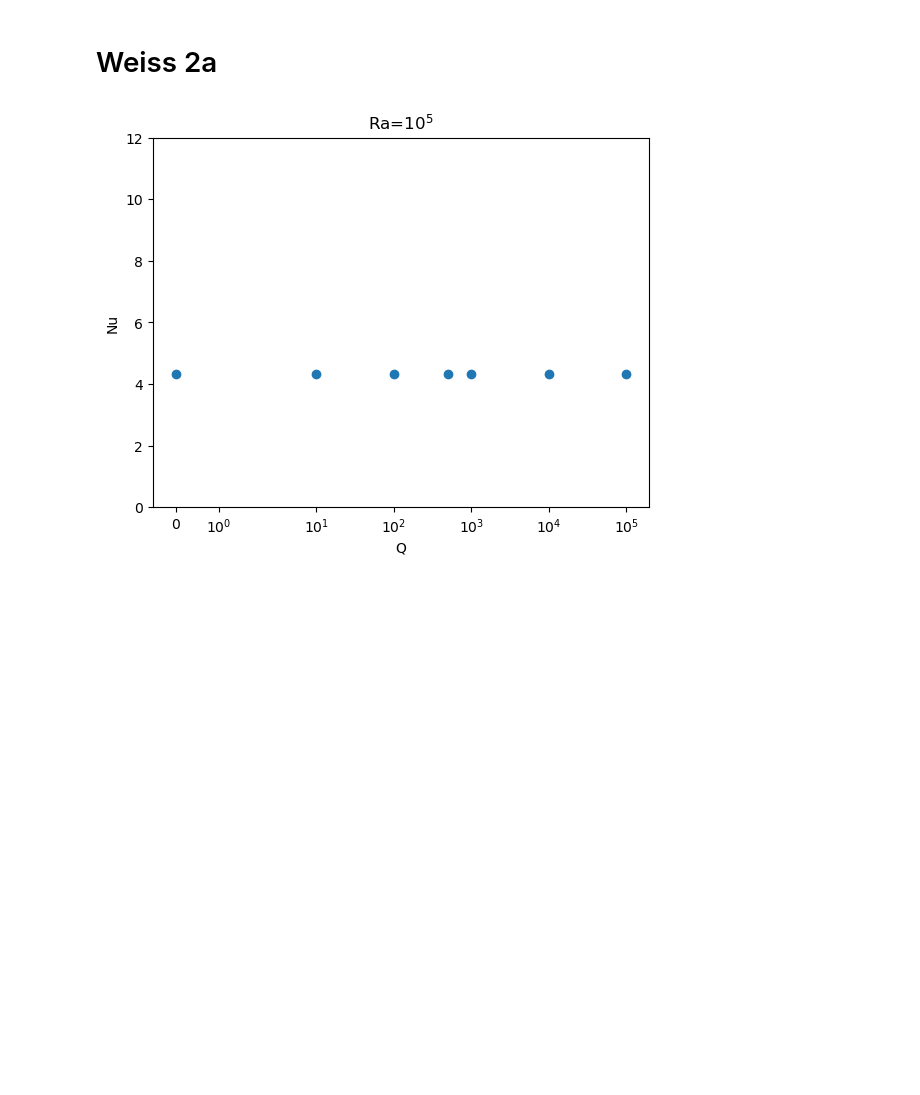
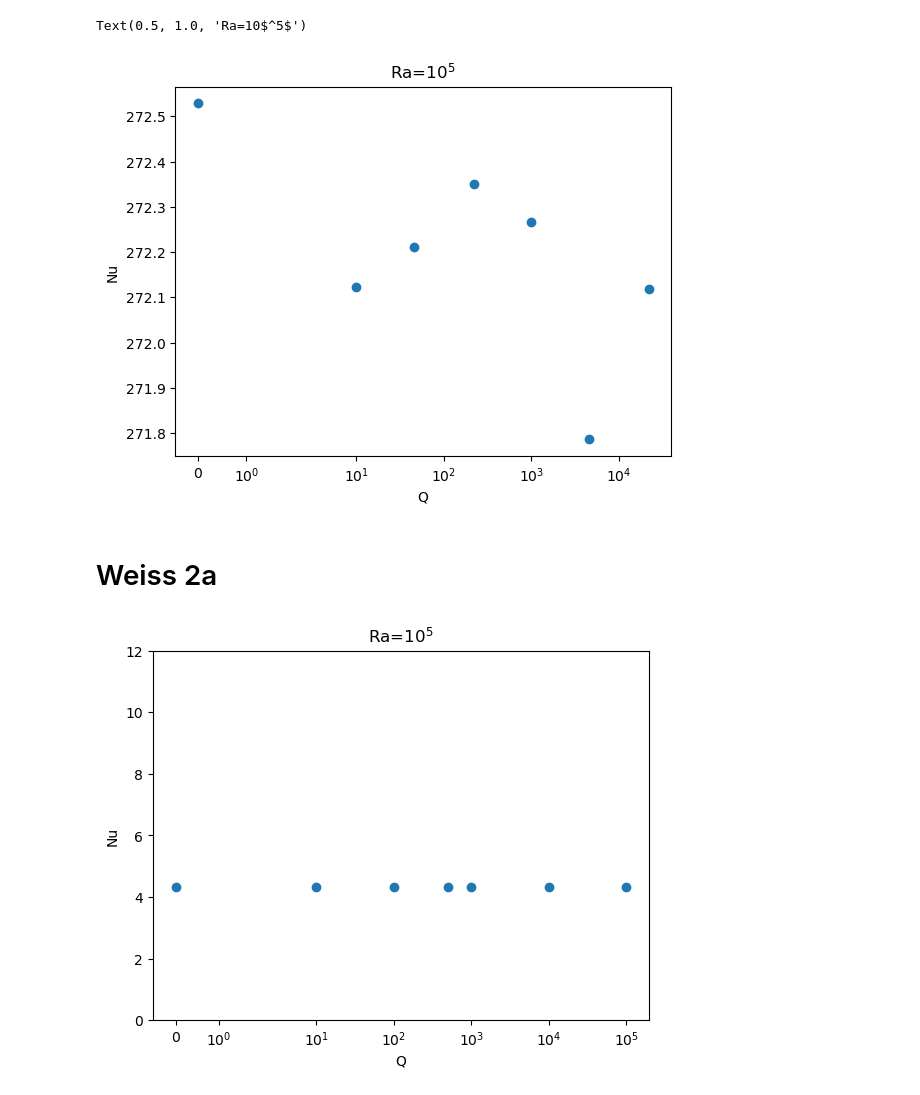
Before and after one commit to tj294/2D_MHD, a Jupyter notebook: mhd_analysis.ipynb, the cells around one changed output. Saved outputs shown, nothing was run; the diff lists cells and outputs as text; code cells hidden in the pictures; blank space fills up the shorter version.

```diff
--- a/mhd_analysis.ipynb
+++ b/mhd_analysis.ipynb
@@ -7,6 +7,31 @@ import matplotlib as mpl
 import re, json
 import imageio.v2 as iio
 import imageio.v3 as iio3
+# %%
+direcs = sorted(list(Path('data/free-slip/free-slip/Currie/1e5/').glob('Q*/outputs.json')),
+            key = lambda f: float(re.sub('Q', '', str(f.parent).rsplit('/')[-1])))
+Nu = {}
+BBNu = {}
+WNu = {}
+for case in direcs:
+    with open(case, 'r') as f:
+        info = json.load(f)
+    if info['Q'] < 1:
+        info['Q'] = 0
+    Nu[info['Q']] = info['Nu']
+    BBNu[info['Q']] = info['BBNu_bot']
+    WNu[info['Q']] = -info['WNu_bot']
+plt.scatter(Nu.keys(), Nu.values())
+# plt.scatter(WNu.keys(), WNu.values(), marker='+')
+# plt.scatter(BBNu.keys(), BBNu.values())
+plt.xscale('symlog')
+# plt.ylim(0, 12)
+plt.ylabel("Nu")
+plt.xlabel("Q")
+plt.title(r"Ra=10$^5$")
+# %% [output]
+Text(0.5, 1.0, 'Ra=10$^5$')
+[figure, added]
 # %% [markdown]
 # Weiss 2a
 # %%
```
